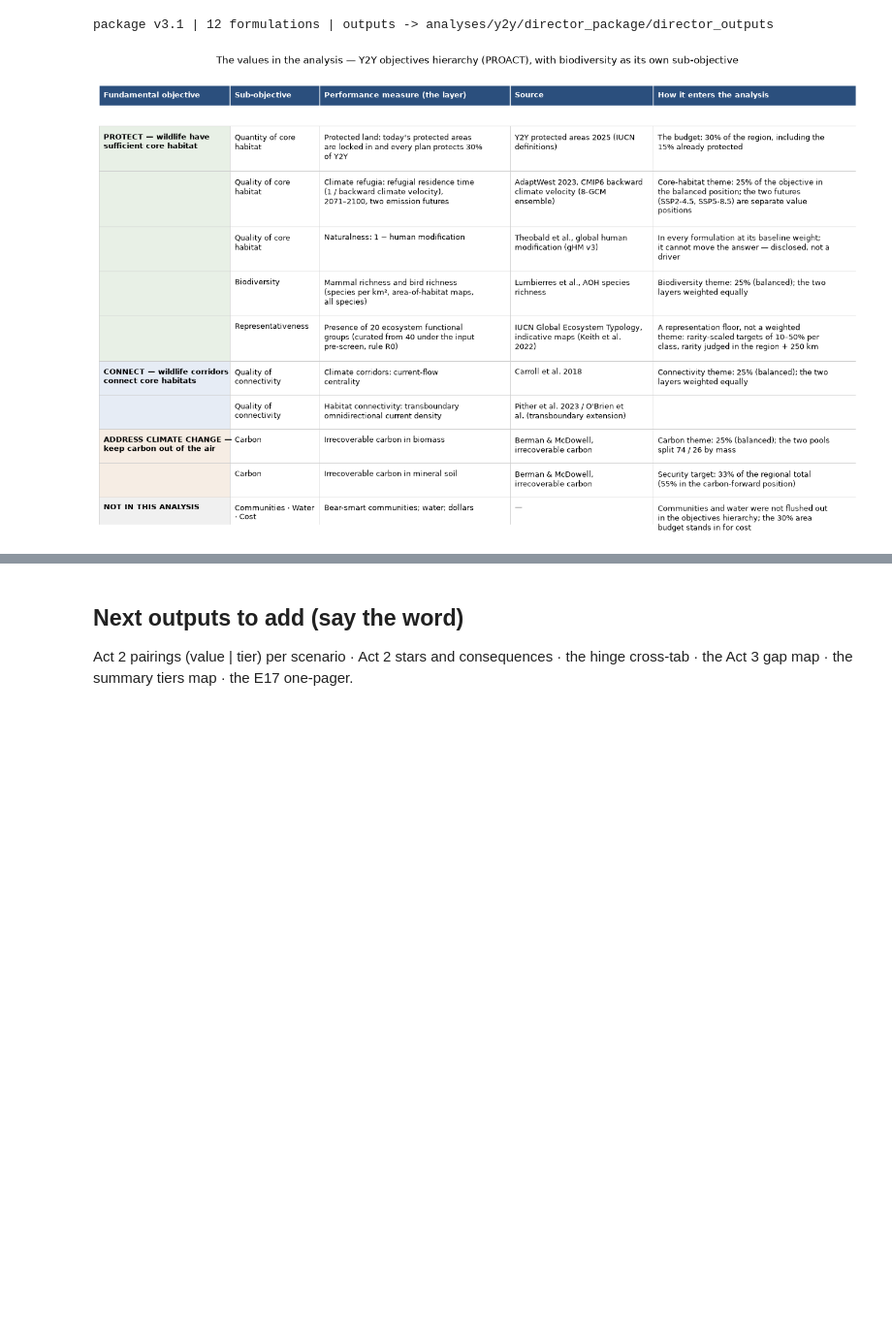
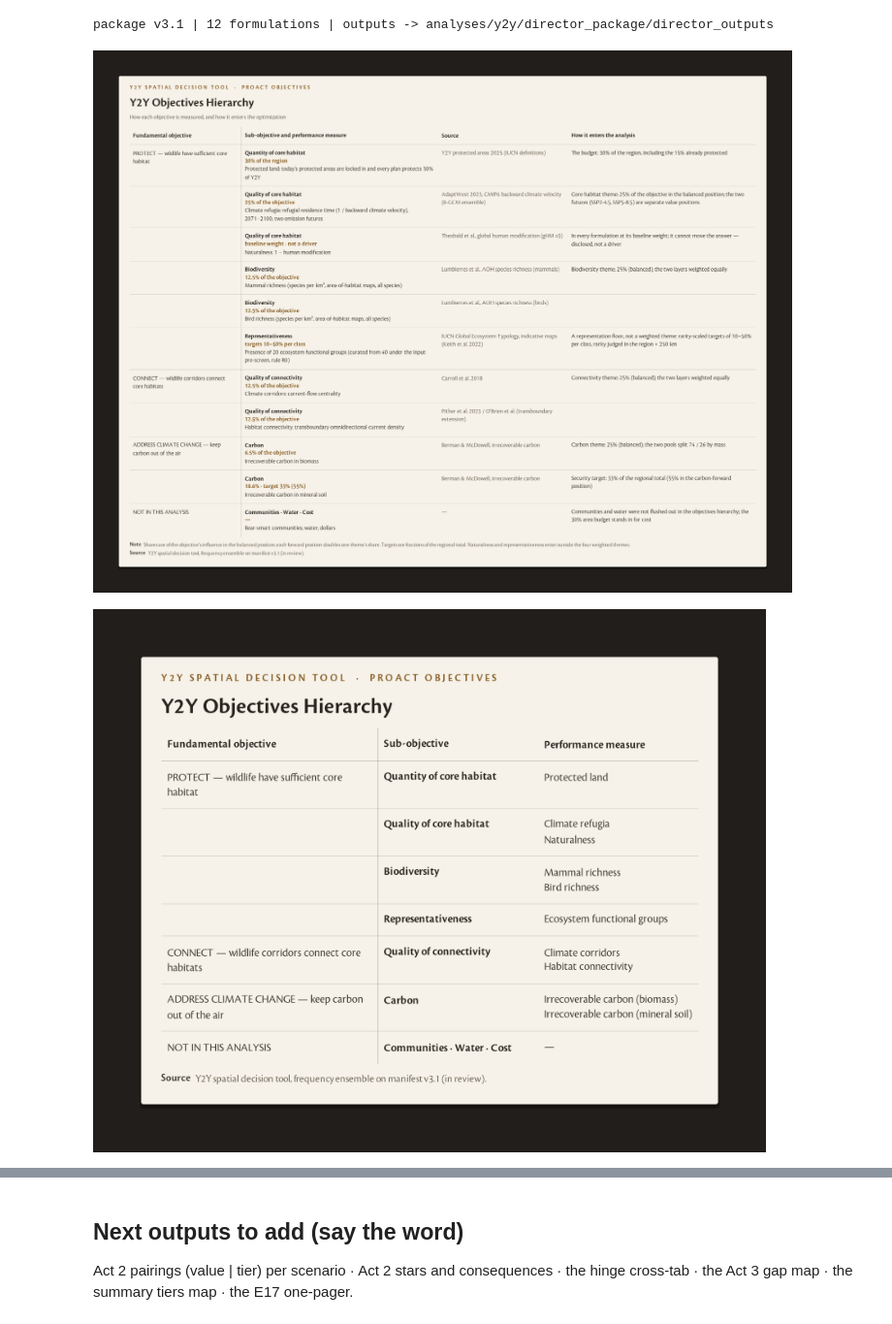
Before and after one commit to bermane/y2y-spatial-optimization, a Jupyter notebook: analyses/y2y/21_director_outputs.ipynb, the cells around one changed output, grey strips where cells are left out. Shown at 97% size. Cells and saved outputs as stored; diff of their text form; code cells hidden in the pictures; blank space fills up the shorter version.

```diff
--- a/analyses/y2y/21_director_outputs.ipynb
+++ b/analyses/y2y/21_director_outputs.ipynb
@@ -25,13 +25,17 @@ C = dp.load()
 globals().update({k: v for k, v in vars(C).items() if not k.startswith("_")})
 table_png = dp.table_png
 OUT = PKG / "director_outputs"; OUT.mkdir(exist_ok=True)
+# presentation knobs (one place; see director_plot.STYLE for the full list) -- edit and re-run:
+# dp.STYLE.update(cluster_number_fs=13, star_fs_axis=11, star_fs_title=13)
 print(f"package {S['version']} | {len(S['forms'])} formulations | outputs -> {OUT.relative_to(ROOT)}")
+plt.rcParams.update(dp.SPEC_RC)          # every figure in this notebook uses the table spec's type (Cronos Pro, ink/cap/mut)
 # %% [output]
 package v3.1 | 12 formulations | outputs -> analyses/y2y/director_package/director_outputs
 # %%
-# ---- 1. the values in the analysis (Laura's objectives hierarchy; biodiversity as its own sub-objective) ----------
-VALUES = dp.values_rows(C)
-dp.grouped_table_png(VALUES, OUT / "01_values_table.png", "The values in the analysis — Y2Y objectives hierarchy (PROACT), with biodiversity as its own sub-objective")
+# ---- 1. the values in the analysis (Carbon-Poster rendering, dp.STYLE['values_table']; 'digest' / 'plain' are one switch away) -------------------------------------------------------------------------------
+dp.values_table(C, OUT / "01_values_table.png")
+dp.values_table_simple(C, OUT / "01b_values_table_simple.png")     # the bare-bones version for the slides
 # %% [output]
-[figure, old version]
+[figure, new version]
+[figure, added]
 # %%
```
Also changed, not shown: parts of 4 cells of this notebook, 20 other files.
